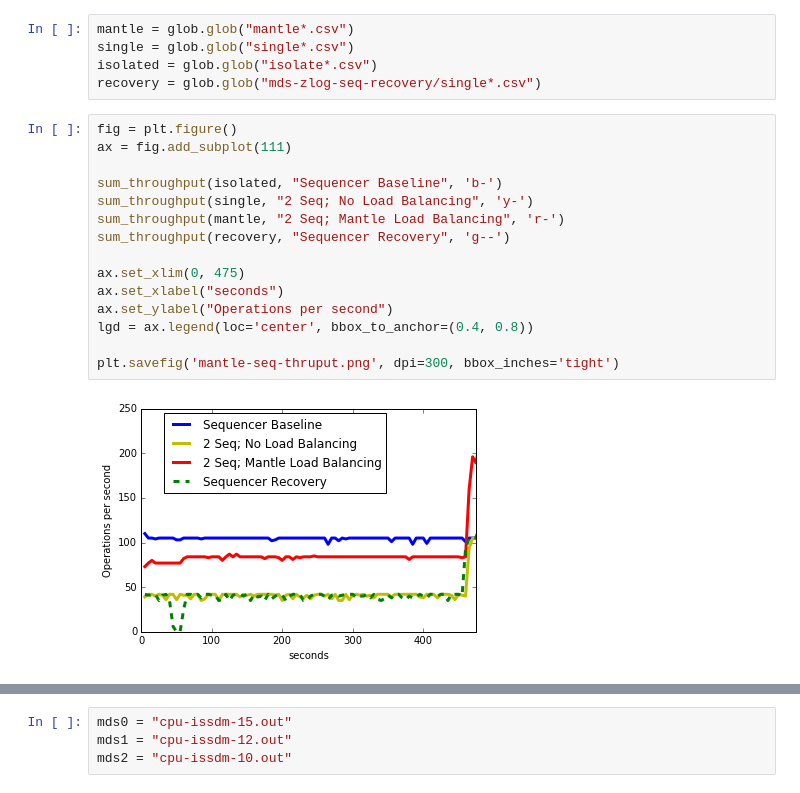
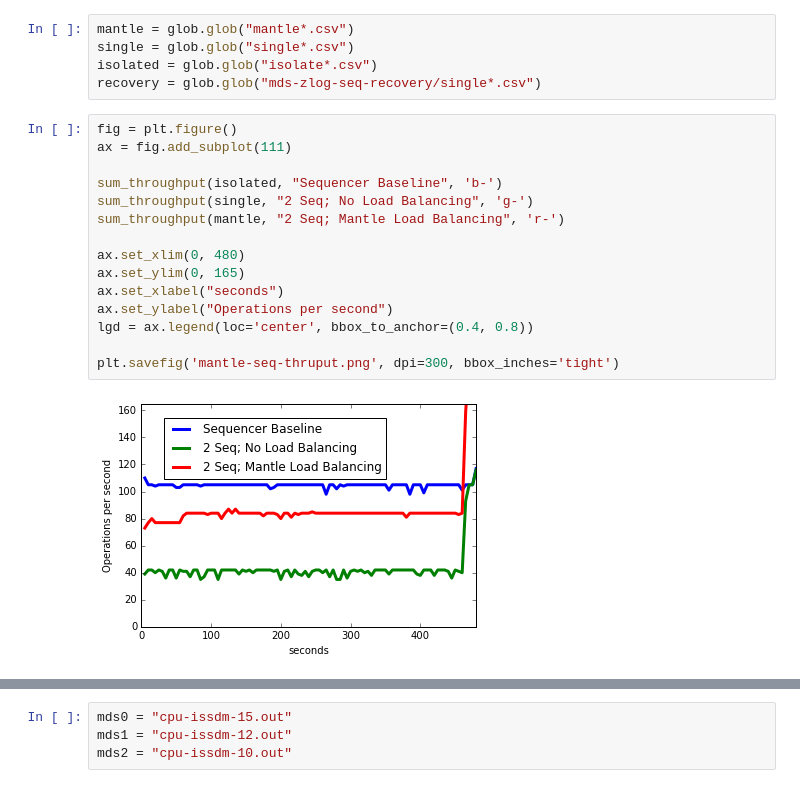
Before and after one commit to michaelsevilla/malacology-popper, a Jupyter notebook: experiments/mds-zlog-seq-migrate/results/visualize.ipynb, the cells around one changed output, grey strips where cells are left out. Saved outputs shown, nothing was run; the diff lists cells and outputs as text.

```diff
--- a/experiments/mds-zlog-seq-migrate/results/visualize.ipynb
+++ b/experiments/mds-zlog-seq-migrate/results/visualize.ipynb
@@ -29,17 +29,17 @@ recovery = glob.glob("mds-zlog-seq-recovery/single*.csv")
 # %%
 fig = plt.figure()
 ax = fig.add_subplot(111)
 
 sum_throughput(isolated, "Sequencer Baseline", 'b-')
-sum_throughput(single, "2 Seq; No Load Balancing", 'y-')
+sum_throughput(single, "2 Seq; No Load Balancing", 'g-')
 sum_throughput(mantle, "2 Seq; Mantle Load Balancing", 'r-')
-sum_throughput(recovery, "Sequencer Recovery", 'g--')
 
-ax.set_xlim(0, 475)
+ax.set_xlim(0, 480)
+ax.set_ylim(0, 165)
 ax.set_xlabel("seconds")
 ax.set_ylabel("Operations per second")
 lgd = ax.legend(loc='center', bbox_to_anchor=(0.4, 0.8))
 
 plt.savefig('mantle-seq-thruput.png', dpi=300, bbox_inches='tight')
 # %% [output]
-[figure, old version]
+[figure, new version]
```
Also changed, not shown: parts of 1 cell of this notebook, 2 other files.
